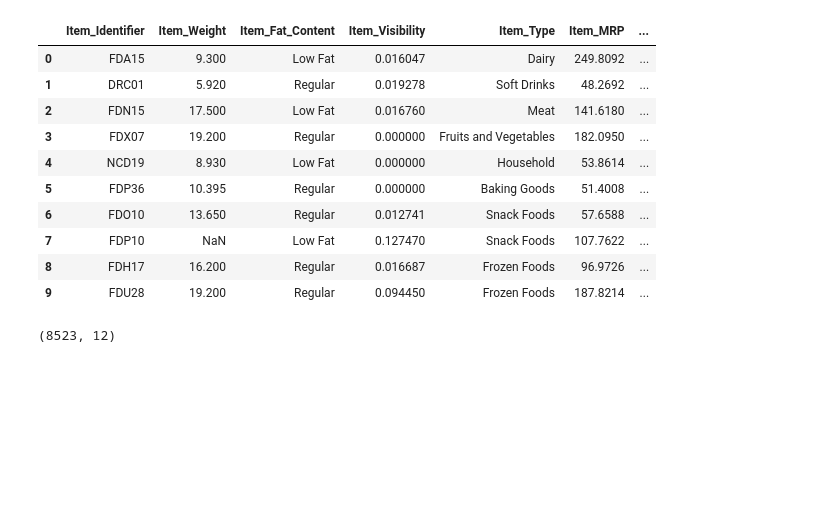
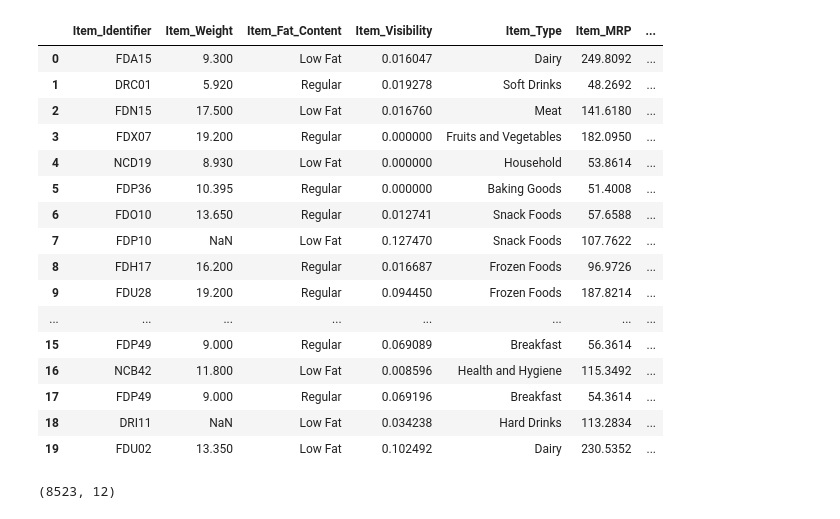
Before and after one commit to Meyssemmedini/food-sales-prediction, a Jupyter notebook: sale_prediction.ipynb, the cells around one changed output. Drawn from its saved outputs; the diff is of its cells as text; code cells hidden in the pictures; blank space fills up the shorter version.

```diff
--- a/sale_prediction.ipynb
+++ b/sale_prediction.ipynb
@@ -8,19 +8,25 @@ import numpy as np
 filename = ('/content/drive/MyDrive/coding dojo/data sets/sales_predictions_2023.csv')
 # %%
 df = pd.read_csv( filename)
-df.head(10)
+df.head(20)
 # %% [output]
 |  | Item_Identifier | Item_Weight | Item_Fat_Content | Item_Visibility | Item_Type | Item_MRP | ... |
 | 0 | FDA15 | 9.300 | Low Fat | 0.016047 | Dairy | 249.8092 | ... |
 | 1 | DRC01 | 5.920 | Regular | 0.019278 | Soft Drinks | 48.2692 | ... |
 | 2 | FDN15 | 17.500 | Low Fat | 0.016760 | Meat | 141.6180 | ... |
 | 3 | FDX07 | 19.200 | Regular | 0.000000 | Fruits and Vegetables | 182.0950 | ... |
 | 4 | NCD19 | 8.930 | Low Fat | 0.000000 | Household | 53.8614 | ... |
 | 5 | FDP36 | 10.395 | Regular | 0.000000 | Baking Goods | 51.4008 | ... |
 | 6 | FDO10 | 13.650 | Regular | 0.012741 | Snack Foods | 57.6588 | ... |
 | 7 | FDP10 | NaN | Low Fat | 0.127470 | Snack Foods | 107.7622 | ... |
 | 8 | FDH17 | 16.200 | Regular | 0.016687 | Frozen Foods | 96.9726 | ... |
 | 9 | FDU28 | 19.200 | Regular | 0.094450 | Frozen Foods | 187.8214 | ... |
+| ... | ... | ... | ... | ... | ... | ... | ... |
+| 15 | FDP49 | 9.000 | Regular | 0.069089 | Breakfast | 56.3614 | ... |
+| 16 | NCB42 | 11.800 | Low Fat | 0.008596 | Health and Hygiene | 115.3492 | ... |
+| 17 | FDP49 | 9.000 | Regular | 0.069196 | Breakfast | 54.3614 | ... |
+| 18 | DRI11 | NaN | Low Fat | 0.034238 | Hard Drinks | 113.2834 | ... |
+| 19 | FDU02 | 13.350 | Low Fat | 0.102492 | Dairy | 230.5352 | ... |
 # %%
 #n the dimensions of the DataFrame. (rows, columns)
 df.shape
```
Also changed, not shown: parts of 27 cells of this notebook.
